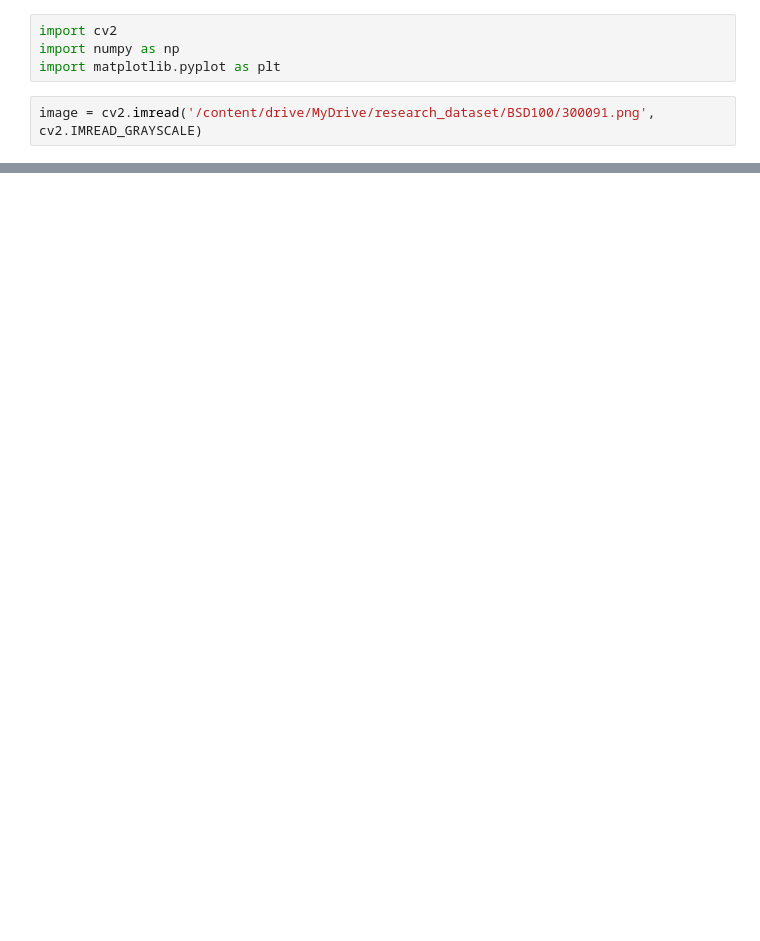
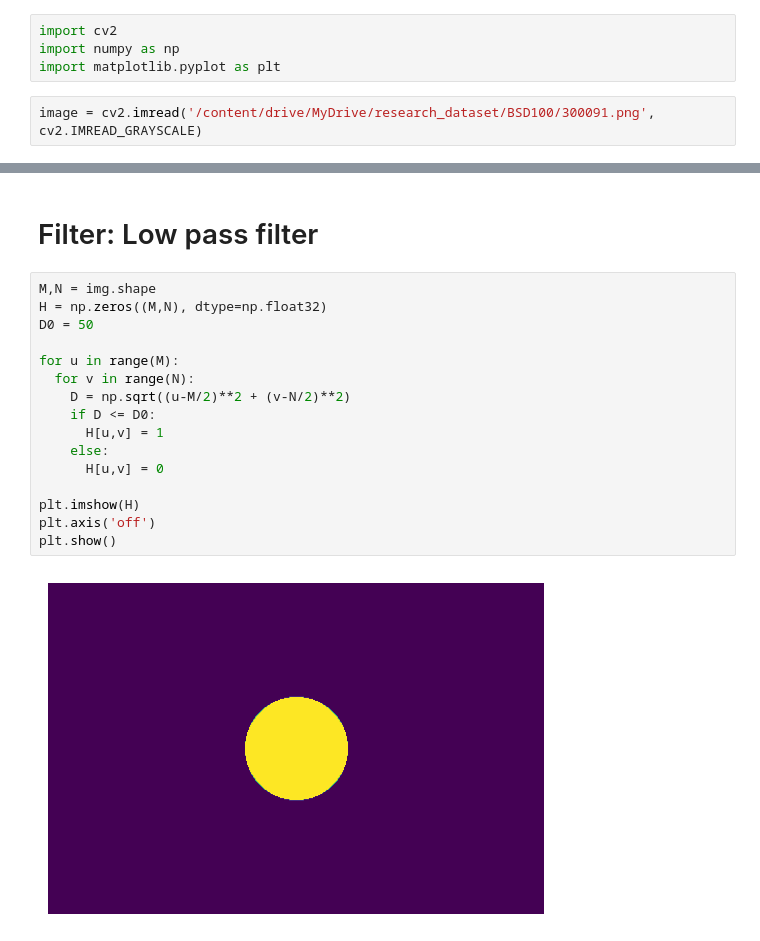
Before and after one commit to Aleena24/Computer-Vision, a Jupyter notebook: lab5_low_high_pass_filter.ipynb, the cells around one changed output, grey strips where cells are left out. Drawn from its saved outputs; the diff is of its cells as text; blank space fills up the shorter version.

```diff
--- a/lab5_low_high_pass_filter.ipynb
+++ b/lab5_low_high_pass_filter.ipynb
@@ -8,0 +30,20 @@ image = cv2.imread('/content/drive/MyDrive/research_dataset/BSD100/300091.png',
+# %% [markdown]
+# Filter: Low pass filter
+# %%
+M,N = img.shape
+H = np.zeros((M,N), dtype=np.float32)
+D0 = 50
+
+for u in range(M):
+  for v in range(N):
+    D = np.sqrt((u-M/2)**2 + (v-N/2)**2)
+    if D <= D0:
+      H[u,v] = 1
+    else:
+      H[u,v] = 0
+
+plt.imshow(H)
+plt.axis('off')
+plt.show()
+# %% [output]
+[figure, added]
```
Also changed, not shown: parts of 28 cells of this notebook.
